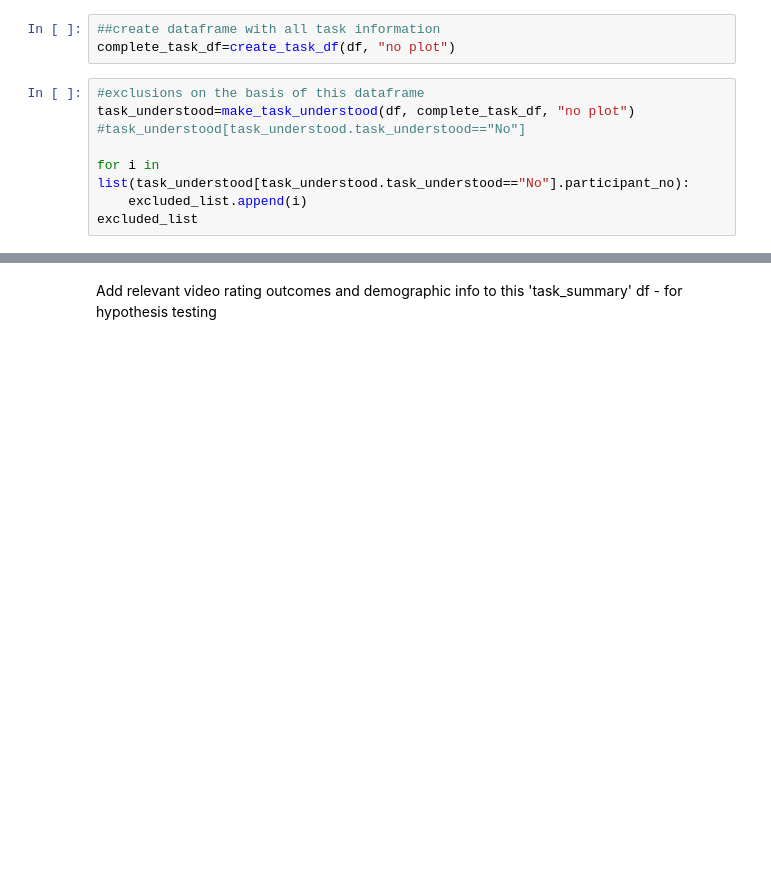
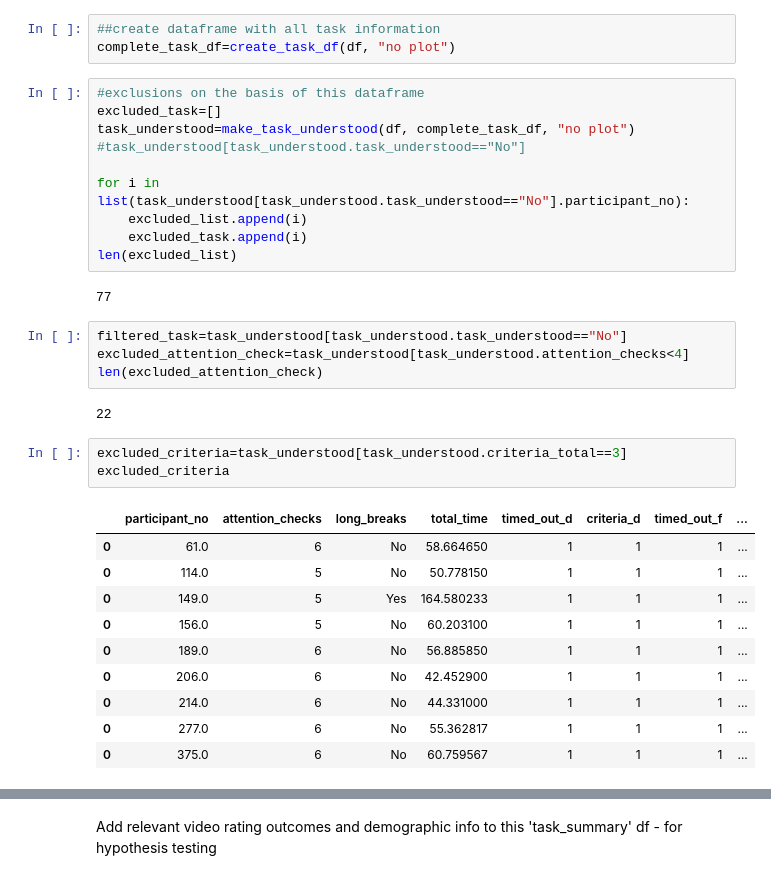
Before and after one commit to emilybagley/disgust_reversal_learning-stage2, a Jupyter notebook: 0_data_cleaning.ipynb, the cells around one changed output, grey strips where cells are left out. Cells and saved outputs as stored; diff of their text form; blank space fills up the shorter version.

Commit message:
Add code to help keep track of who was excluded and why
creating excluded_breaks, excluded_criteria and excluded_attention_check dataframes

```diff
--- a/0_data_cleaning.ipynb
+++ b/0_data_cleaning.ipynb
@@ -249,9 +249,33 @@ BEHAVIOURAL TASK
 complete_task_df=create_task_df(df, "no plot")
 # %%
 #exclusions on the basis of this dataframe
+excluded_task=[]
 task_understood=make_task_understood(df, complete_task_df, "no plot")
 #task_understood[task_understood.task_understood=="No"]
 
 for i in list(task_understood[task_understood.task_understood=="No"].participant_no):
     excluded_list.append(i)
-excluded_list
+    excluded_task.append(i)
+len(excluded_list)
+# %% [output]
+77
+# %%
+filtered_task=task_understood[task_understood.task_understood=="No"]
+excluded_attention_check=task_understood[task_understood.attention_checks<4]
+len(excluded_attention_check)
+# %% [output]
+22
+# %%
+excluded_criteria=task_understood[task_understood.criteria_total==3]
+excluded_criteria
+# %% [output]
+|  | participant_no | attention_checks | long_breaks | total_time | timed_out_d | criteria_d | timed_out_f | ... |
+| 0 | 61.0 | 6 | No | 58.664650 | 1 | 1 | 1 | ... |
+| 0 | 114.0 | 5 | No | 50.778150 | 1 | 1 | 1 | ... |
+| 0 | 149.0 | 5 | Yes | 164.580233 | 1 | 1 | 1 | ... |
+| 0 | 156.0 | 5 | No | 60.203100 | 1 | 1 | 1 | ... |
+| 0 | 189.0 | 6 | No | 56.885850 | 1 | 1 | 1 | ... |
+| 0 | 206.0 | 6 | No | 42.452900 | 1 | 1 | 1 | ... |
+| 0 | 214.0 | 6 | No | 44.331000 | 1 | 1 | 1 | ... |
+| 0 | 277.0 | 6 | No | 55.362817 | 1 | 1 | 1 | ... |
+| 0 | 375.0 | 6 | No | 60.759567 | 1 | 1 | 1 | ... |
```
Also changed, not shown: parts of 7 cells of this notebook.
